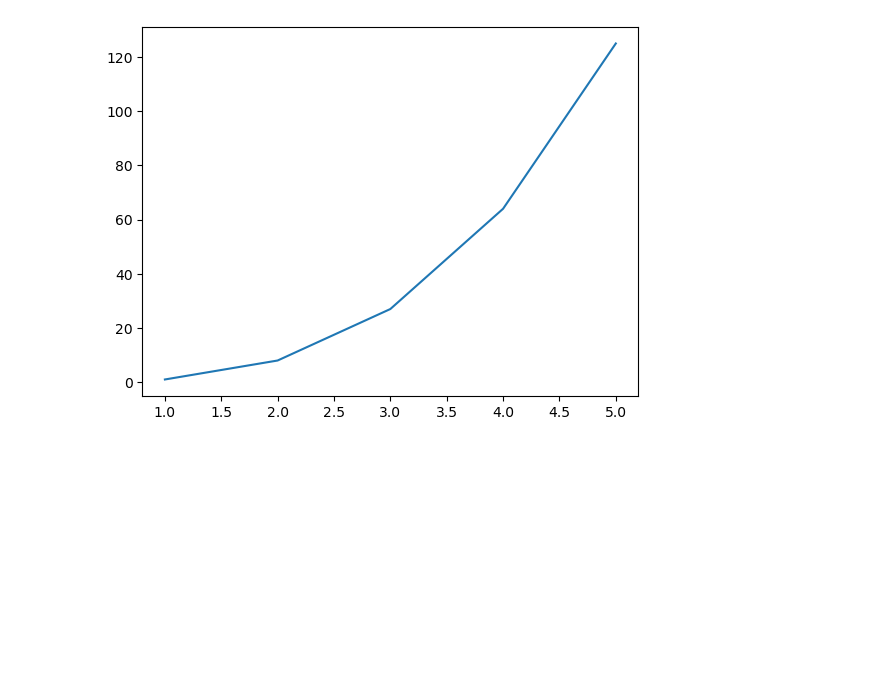
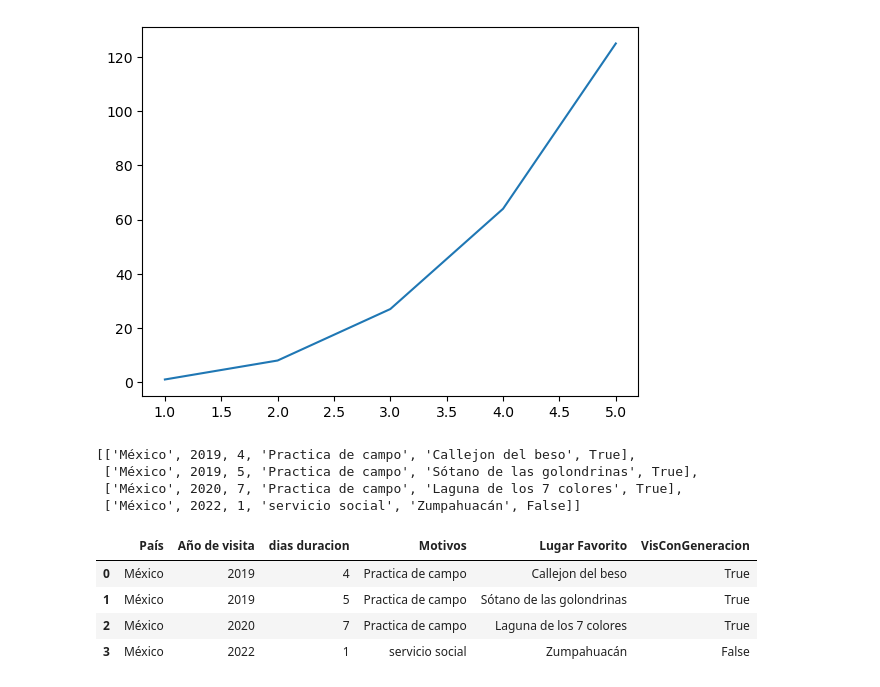
Before and after one commit to JFChavezC001/DataAnalysis, a Jupyter notebook: Matplotlib.ipynb, the cells around one changed output. Drawn from its saved outputs; the diff is of its cells as text; code cells hidden in the pictures; blank space fills up the shorter version.

```diff
--- a/Matplotlib.ipynb
+++ b/Matplotlib.ipynb
@@ -26,3 +26,20 @@ plt.plot(x,y)
 plt.show()
 # %% [output]
 [figure]
+# %%
+practicasCampo=[Guanajuato,SanLuisPotosi,QuintanaRoo,Edomex]
+practicasCampo
+# %% [output]
+[['México', 2019, 4, 'Practica de campo', 'Callejon del beso', True],
+ ['México', 2019, 5, 'Practica de campo', 'Sótano de las golondrinas', True],
+ ['México', 2020, 7, 'Practica de campo', 'Laguna de los 7 colores', True],
+ ['México', 2022, 1, 'servicio social', 'Zumpahuacán', False]]
+# %%
+df_practicas=pd.DataFrame(practicasCampo, columns=['País','Año de visita','dias duracion','Motivos','Lugar Favorito','VisConGeneracion'])
+df_practicas
+# %% [output]
+|  | País | Año de visita | dias duracion | Motivos | Lugar Favorito | VisConGeneracion |
+| 0 | México | 2019 | 4 | Practica de campo | Callejon del beso | True |
+| 1 | México | 2019 | 5 | Practica de campo | Sótano de las golondrinas | True |
+| 2 | México | 2020 | 7 | Practica de campo | Laguna de los 7 colores | True |
+| 3 | México | 2022 | 1 | servicio social | Zumpahuacán | False |
```
Also changed, not shown: parts of 1 cell of this notebook.
